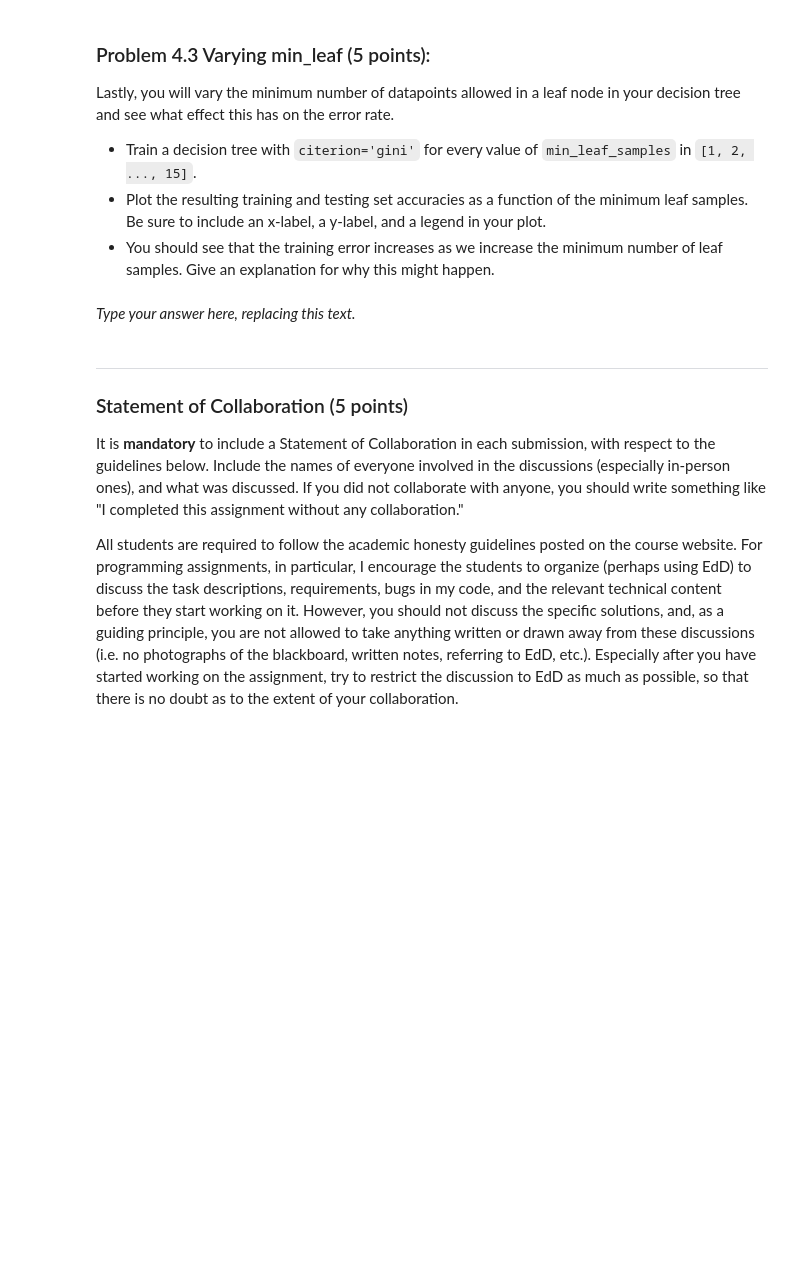
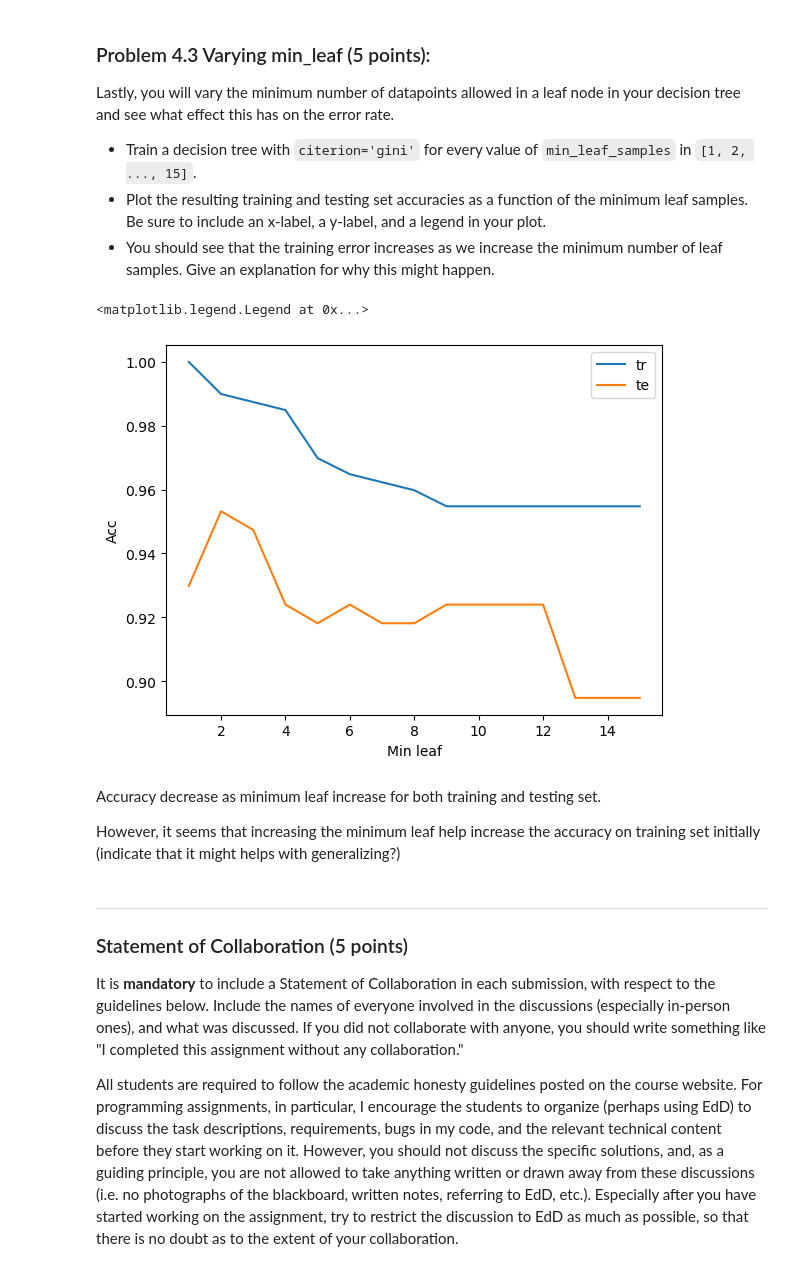
Before and after one commit to shifenghuci/CS178, a Jupyter notebook: Homeworks/hw4-student/student/hw4.ipynb, the cells around one changed output. Cells and saved outputs as stored; diff of their text form; code cells hidden in the pictures; blank space fills up the shorter version.

```diff
--- a/Homeworks/hw4-student/student/hw4.ipynb
+++ b/Homeworks/hw4-student/student/hw4.ipynb
@@ -625,10 +663,30 @@ Lastly, you will vary the minimum number of datapoints allowed in a leaf node in
 - You should see that the training error increases as we increase the minimum number of leaf samples. Give an explanation for why this might happen.
 # %%
 ### YOUR CODE STARTS HERE ###
-...
+min_leaf = list(range(1,15+1))
+training_acc = []
+testing_acc = []
+for x in min_leaf:
+    clf = DecisionTreeClassifier(criterion='gini', min_samples_leaf=x, random_state=seed)
+    clf.fit(X_tr, y_tr)
+    training_acc.append(clf.score(X_tr, y_tr))
+    testing_acc.append(clf.score(X_te, y_te))
+
+plt.plot(min_leaf, training_acc)
+plt.plot(min_leaf, testing_acc)
+
+plt.xlabel('Min leaf')
+plt.ylabel('Acc')
+
+plt.legend(["tr", "te"])
 ###  YOUR CODE ENDS HERE  ###
+# %% [output]
+<matplotlib.legend.Legend at 0x...>
+[figure, added]
 # %% [markdown]
-_Type your answer here, replacing this text._
+Accuracy decrease as minimum leaf increase for both training and testing set.
+
+However, it seems that increasing the minimum leaf help increase the accuracy on training set initially (indicate that it might helps with generalizing?)
 # %% [markdown]
 <!-- END QUESTION -->
 
```
Also changed, not shown: parts of 7 cells of this notebook.
